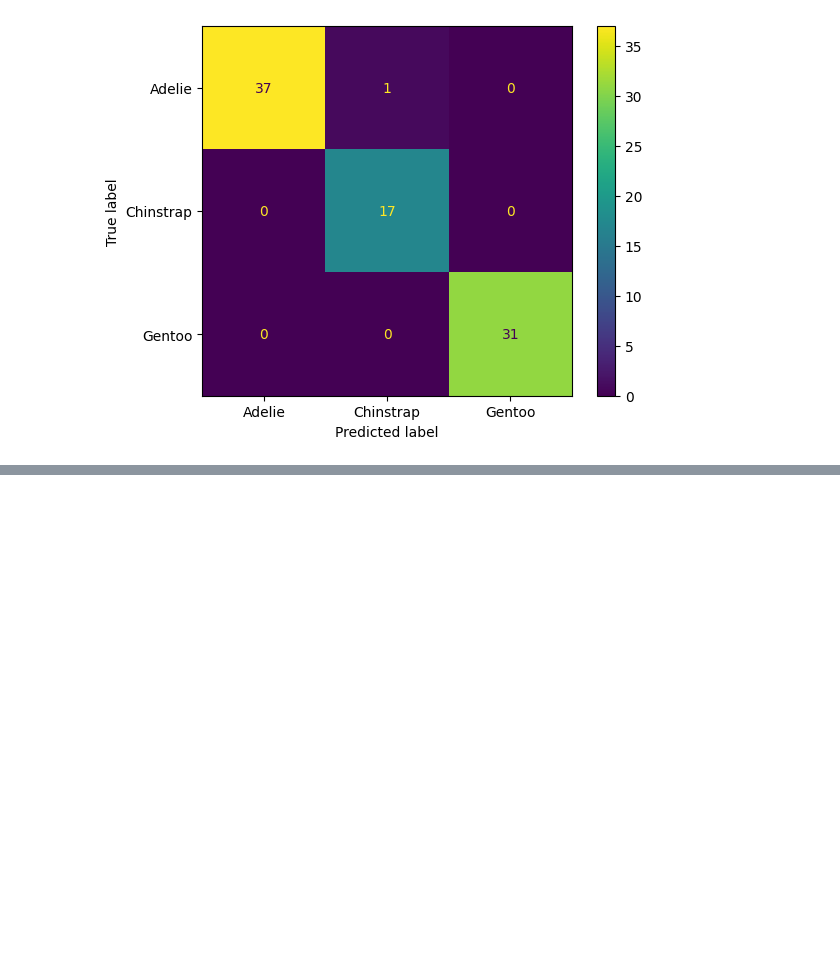
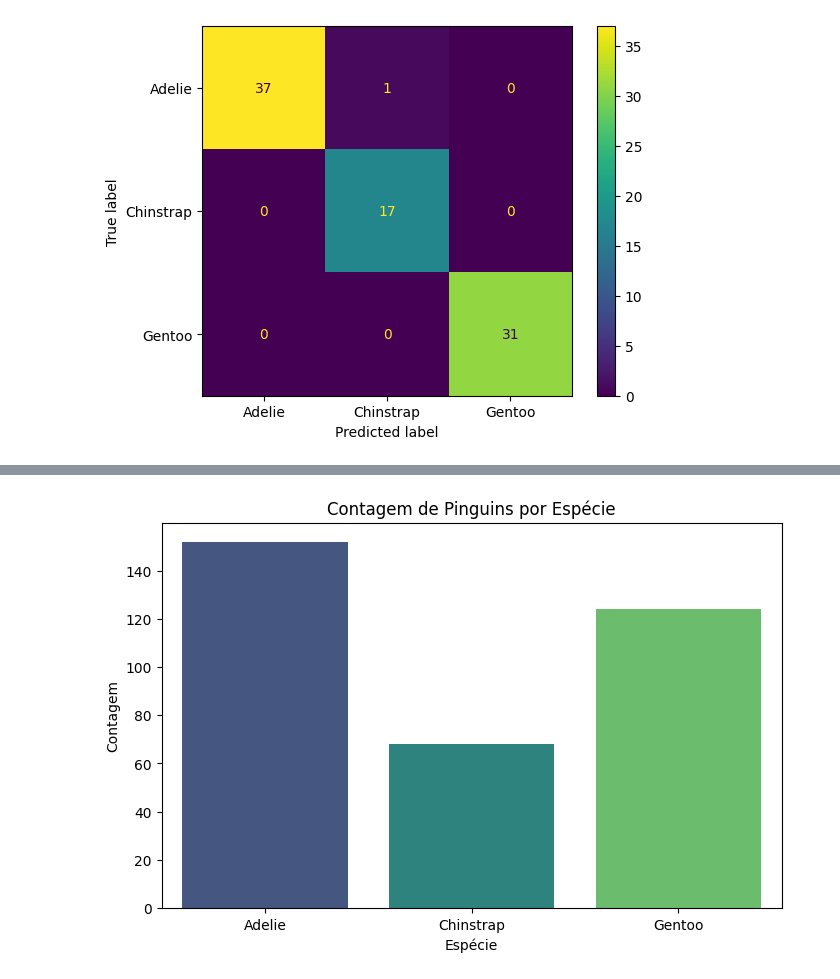
Before and after one commit to clobos/ECO5056_2026, a Jupyter notebook: ECO5056_Semana01.ipynb, the cells around one changed output, grey strips where cells are left out. Cells and saved outputs as stored; diff of their text form; code cells hidden in the pictures; blank space fills up the shorter version.

```diff
--- a/ECO5056_Semana01.ipynb
+++ b/ECO5056_Semana01.ipynb
@@ -372,0 +396,10 @@ ConfusionMatrixDisplay.from_predictions(y_teste, predicao)
+# %%
+# 3. Gráfico de barras das espécies
+plt.figure(figsize=(8, 5))
+sns.countplot(data=dados, x="species", palette='viridis', hue="species", legend=False)
+plt.title('Contagem de Pinguins por Espécie')
+plt.xlabel('Espécie')
+plt.ylabel('Contagem')
+plt.show()
+# %% [output]
+[figure, added]
```
Also changed, not shown: parts of 8 cells of this notebook.
